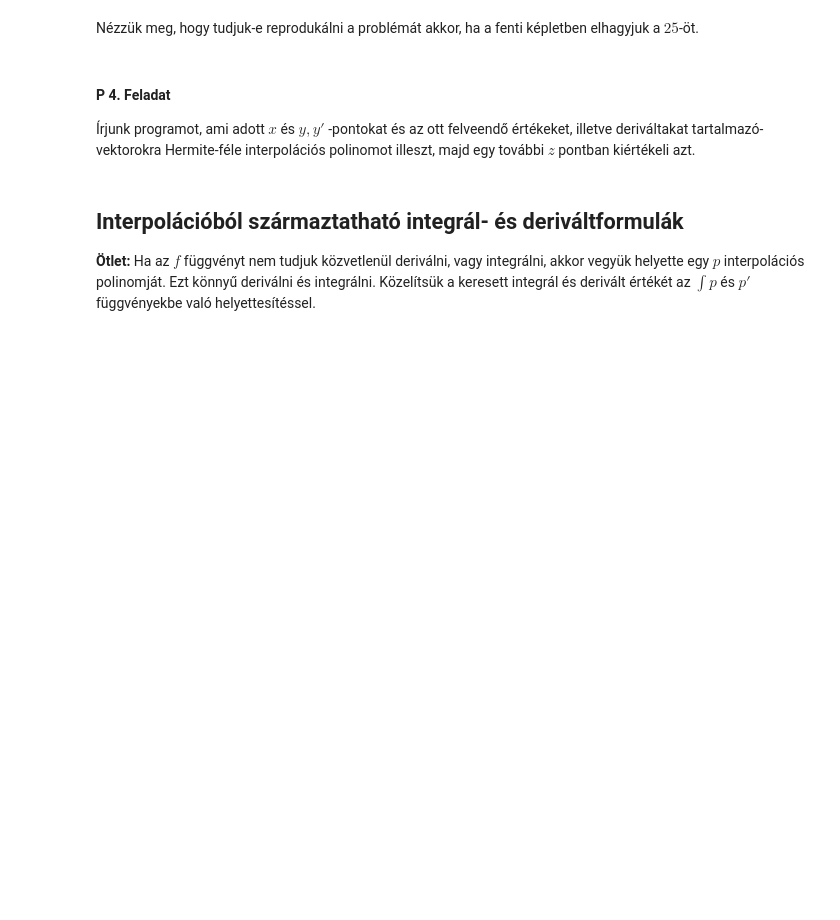
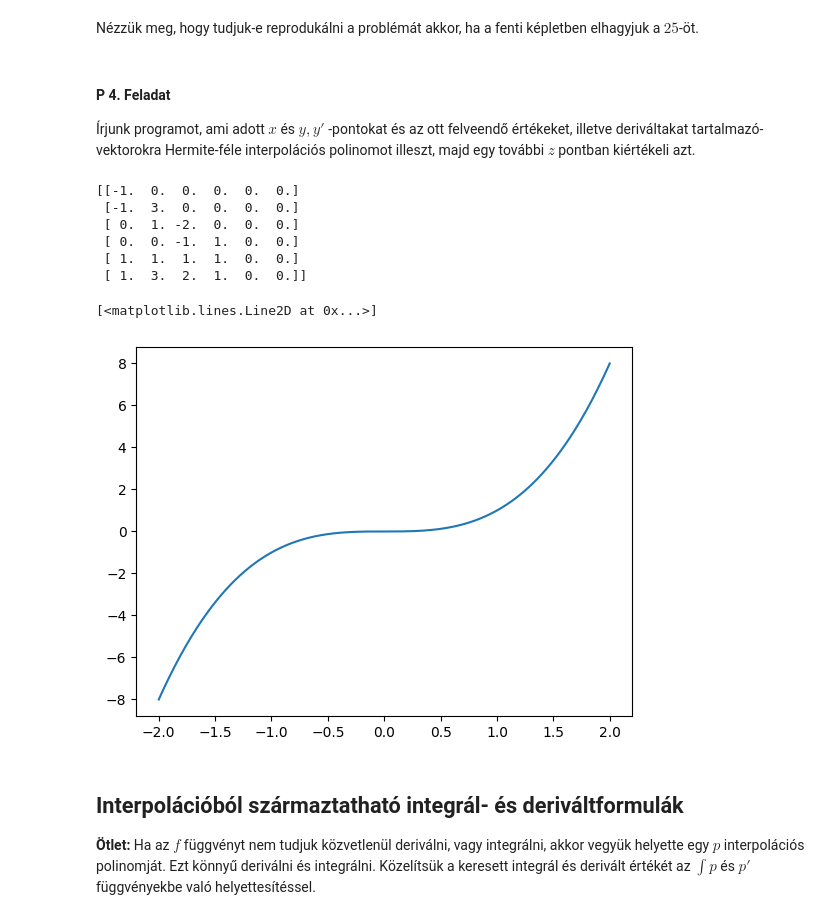
Before and after one commit to magabor42/nummod, a Jupyter notebook: 07.feladatsor.ipynb, the cells around one changed output. Cells and saved outputs as stored; diff of their text form; code cells hidden in the pictures; blank space fills up the shorter version.

```diff
--- a/07.feladatsor.ipynb
+++ b/07.feladatsor.ipynb
@@ -166,6 +243,58 @@ Nézzük meg, hogy tudjuk-e reprodukálni a problémát akkor, ha a fenti képle
 #### P 4. Feladat
 
 Írjunk programot, ami adott $x$ és $y, y'$ -pontokat és az ott felveendő értékeket, illetve deriváltakat tartalmazó- vektorokra Hermite-féle interpolációs polinomot illeszt, majd egy további $z$ pontban kiértékeli azt.
+# %%
+import numpy as np
+
+def hermite_interp(xs,ys,dys):
+    n=np.size(xs)
+    z=np.repeat(xs,2)
+    Q=np.zeros((2*n,2*n))
+
+    #első oszlop
+    Q[:,0]=np.repeat(ys,2)
+
+    #másoodik oszlop
+    for i in range(n):
+        Q[2*i+1,1]=dys[i]
+        if i!=0:
+            Q[2*i,1]=(Q[2*i,0]-Q[2*i-1,0])/(z[2*i]-z[2*i-1])
+    #többi oszlop
+    for j in range(2,2*n):
+        for i in range(j,2*n):
+            Q[i,j]=(Q[i,j-1]-Q[i-1,j-1])/(z[i]-z[i-j])
+
+    coef=np.diag(Q)
+
+    def p(x):
+        result=coef[-1]
+        for i in range(2*n-2,-1,-1):
+            result=result*(x-z[i])+coef[i]
+        return result
+
+    return p,Q
+# %%
+xs=np.array([-1,0,1])
+ys=np.array([-1,0,1])
+dys=np.array([3,0,3])
+
+p,A=hermite_interp(xs,ys,dys)
+print(A)
+
+import matplotlib.pyplot as plt
+
+xx=np.linspace(-2,2,500)
+ax=plt.axes()
+ax.plot(xx,p(xx))
+# %% [output]
+[[-1.  0.  0.  0.  0.  0.]
+ [-1.  3.  0.  0.  0.  0.]
+ [ 0.  1. -2.  0.  0.  0.]
+ [ 0.  0. -1.  1.  0.  0.]
+ [ 1.  1.  1.  1.  0.  0.]
+ [ 1.  3.  2.  1.  0.  0.]]
+[<matplotlib.lines.Line2D at 0x...>]
+[figure, added]
 # %% [markdown]
 ## Interpolációból származtatható integrál- és deriváltformulák
 
```
Also changed, not shown: parts of 11 cells of this notebook.
